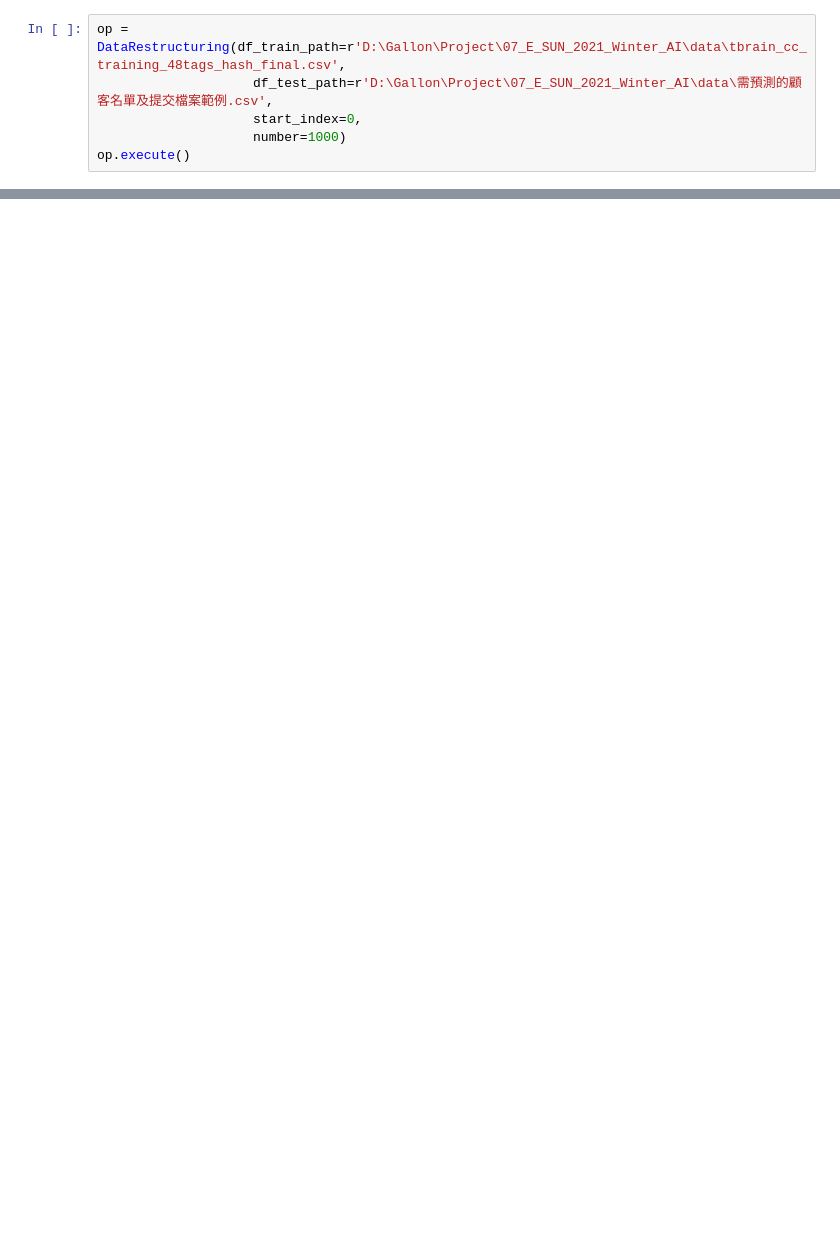
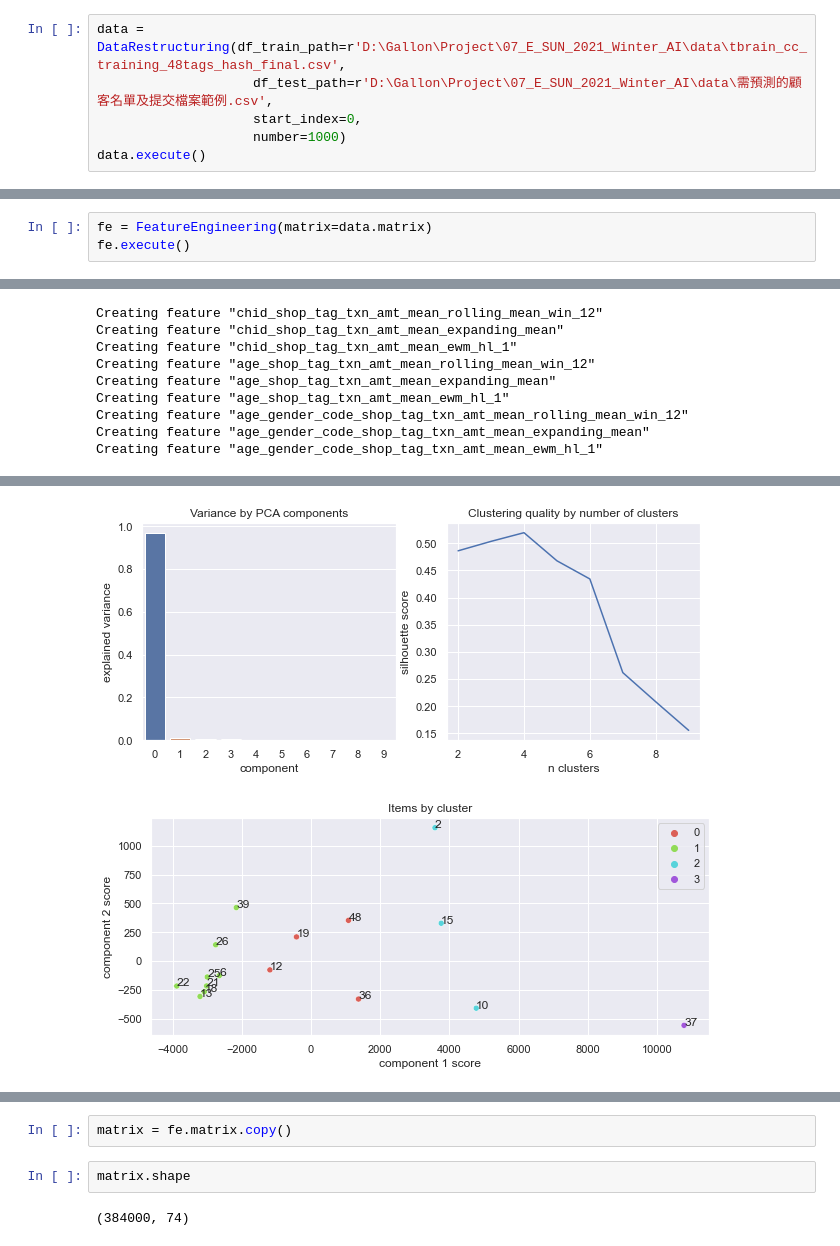
Before and after one commit to GallonShih/Projects, a Jupyter notebook: SideProject/07_E_SUN_2021_Winter_AI/workflow.ipynb, the cells around one changed output, grey strips where cells are left out. Drawn from its saved outputs; the diff is of its cells as text; blank space fills up the shorter version.

```diff
--- a/SideProject/07_E_SUN_2021_Winter_AI/workflow.ipynb
+++ b/SideProject/07_E_SUN_2021_Winter_AI/workflow.ipynb
@@ -3,7 +4,7 @@ from restructure_data import DataRestructuring
 # %%
-op = DataRestructuring(df_train_path=r'D:\Gallon\Project\07_E_SUN_2021_Winter_AI\data\tbrain_cc_training_48tags_hash_final.csv',
+data = DataRestructuring(df_train_path=r'D:\Gallon\Project\07_E_SUN_2021_Winter_AI\data\tbrain_cc_training_48tags_hash_final.csv',
                     df_test_path=r'D:\Gallon\Project\07_E_SUN_2021_Winter_AI\data\需預測的顧客名單及提交檔案範例.csv',
                     start_index=0,
                     number=1000)
-op.execute()
+data.execute()
 # %% [output]
@@ -22,2 +23,6 @@ Memory usage of dataframe is 117.92 MB
 Memory usage after optimization is: 47.61 MB
 Decreased by 59.6%
+# %%
+fe = FeatureEngineering(matrix=data.matrix)
+fe.execute()
+# %% [output]
@@ -23,0 +44,9 @@ Decreased by 59.6%
+Creating feature "chid_shop_tag_txn_amt_mean_rolling_mean_win_12"
+Creating feature "chid_shop_tag_txn_amt_mean_expanding_mean"
+Creating feature "chid_shop_tag_txn_amt_mean_ewm_hl_1"
+Creating feature "age_shop_tag_txn_amt_mean_rolling_mean_win_12"
+Creating feature "age_shop_tag_txn_amt_mean_expanding_mean"
+Creating feature "age_shop_tag_txn_amt_mean_ewm_hl_1"
+Creating feature "age_gender_code_shop_tag_txn_amt_mean_rolling_mean_win_12"
+Creating feature "age_gender_code_shop_tag_txn_amt_mean_expanding_mean"
+Creating feature "age_gender_code_shop_tag_txn_amt_mean_ewm_hl_1"
@@ -23,0 +54,2 @@ Decreased by 59.6%
+[figure, added]
+[figure, added]
@@ -23,0 +58,6 @@ Decreased by 59.6%
+# %%
+matrix = fe.matrix.copy()
+# %%
+matrix.shape
+# %% [output]
+(384000, 74)
```
Also changed, not shown: parts of 7 cells of this notebook, 4 other files.
